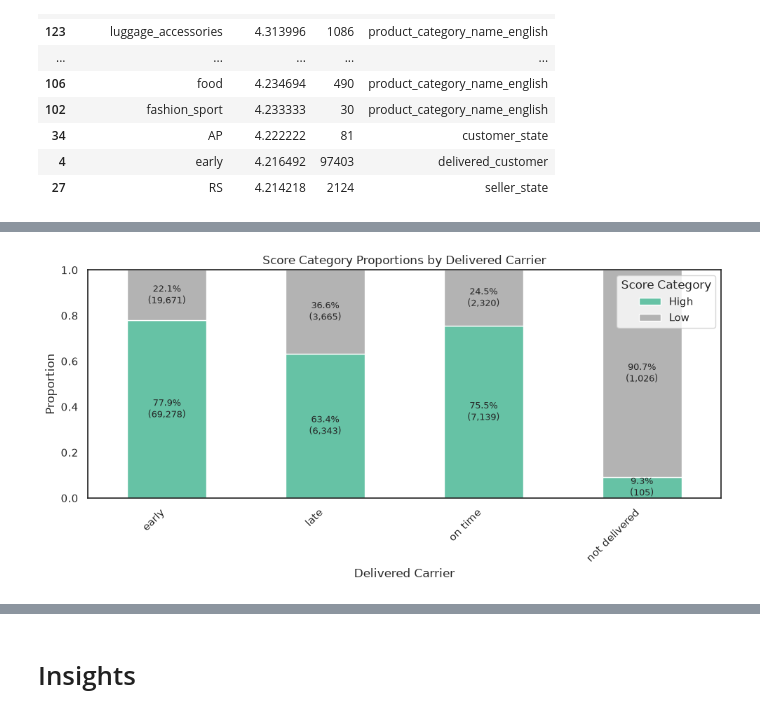
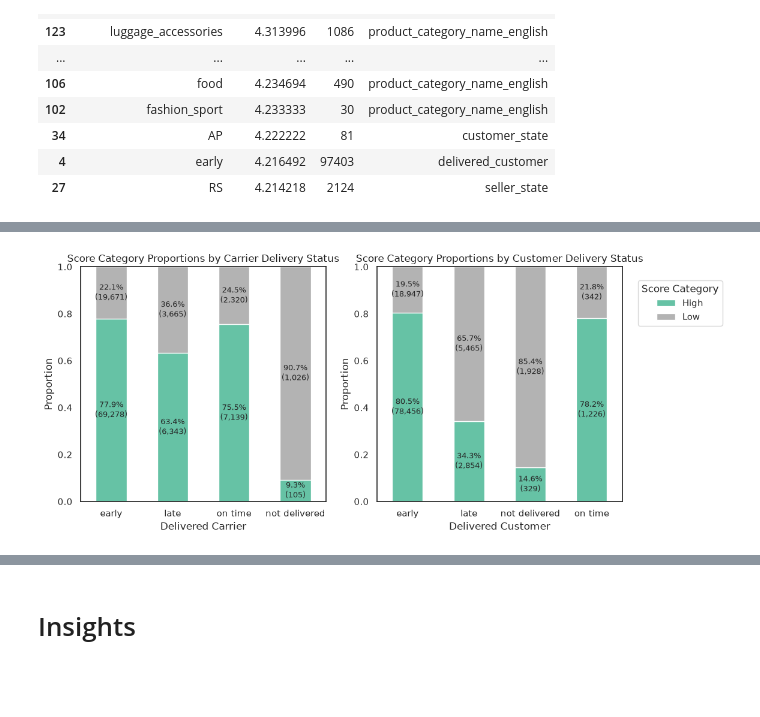
Before and after one commit to skinnyfrit/ay2627-tcx3901, a Jupyter notebook: EDA.ipynb, the cells around one changed output, grey strips where cells are left out. Cells and saved outputs as stored; diff of their text form; code cells hidden in the pictures; blank space fills up the shorter version.

```diff
--- a/EDA.ipynb
+++ b/EDA.ipynb
@@ -460,69 +632,29 @@ plt.show()
 # %%
-categorical_cols = [
-    "delivered_carrier",
-    "delivered_customer",
-    "seller_state",
-    "customer_state",
-    "order_status",
-    "payment_type_all",
-    "product_category_name_english",
-]
+fig, axes = plt.subplots(1, 2, figsize=(10, 5))
 
-for col in categorical_cols:
-    column_label = format_labels([col])[0]
-    top_categories = df[col].value_counts().head(10).index
+carrier_proportions = plot_categorical_against_score('delivered_carrier', 0)
+carr_labels = format_labels(carrier_proportions.index.tolist())
+axes[0].set_title(f"Score Category Proportions by Carrier Delivery Status")
+axes[0].set_xticklabels(carr_labels, rotation=0, ha='center')
+axes[0].set_xticks(range(len(carrier_proportions.index)))
 
-    proportions = pd.crosstab(
-        df[col],
-        df["score_category"],
-        normalize="index"
-    ).loc[top_categories]
-    tick_labels = format_labels(proportions.index.tolist())
+customer_proportions = plot_categorical_against_score('delivered_customer', 1)
+cust_labels = format_labels(customer_proportions.index.tolist())
+axes[1].set_title(f"Score Category Proportions by Customer Delivery Status")
+axes[1].set_xticklabels(cust_labels, rotation=0, ha='center')
+axes[1].set_xticks(range(len(customer_proportions.index)))
 
-    counts = pd.crosstab(
-        df[col],
-        df["score_category"]
-    ).reindex(
-        index=proportions.index,
-        columns=proportions.columns,
-        fill_value=0
-    )
+handles, labels = axes[1].get_legend_handles_labels()
 
-    ax = proportions.plot(
-        kind="bar",
-        stacked=True,
-        figsize=(10, 5),
-        colormap="Set2"
-    )
+fig.legend(
+    handles,
+    labels,
+    title="Score Category",
+    loc="center left",
+    bbox_to_anchor=(1.0, 0.8)
+)
 
-    # Annotate each stacked segment
-    for container, category in zip(ax.containers, proportions.columns):
-        for patch, percentage, count in zip(
-            container,
-            proportions[category],
-            counts[category]
-        ):
-            if percentage > 0.03:  # hide labels for very small segments
-                ax.text(
-                    patch.get_x() + patch.get_width() / 2,
-                    patch.get_y() + patch.get_height() / 2,
-                    f"{percentage:.1%}\n({count:,})",
-                    ha="center",
-                    va="center",
-                    fontsize=9
-                )
-
-    ax.set_title(
-        f"Score Category Proportions by {col.replace('_', ' ').title()}"
-    )
-
-    ax.legend(title="Score Category")
-    ax.set_xlabel(column_label.title())
-    ax.set_ylabel("Proportion")
-    ax.set_ylim(0, 1)
-    ax.set_xticks(range(len(proportions.index)))
-    ax.set_xticklabels(tick_labels, rotation=45, ha='right')
-    plt.tight_layout()
-    plt.show()
+plt.tight_layout()
+plt.show()
 # %% [output]
-[figure, old version]
+[figure, new version]
```
Also changed, not shown: parts of 47 cells of this notebook, 4 other files.
